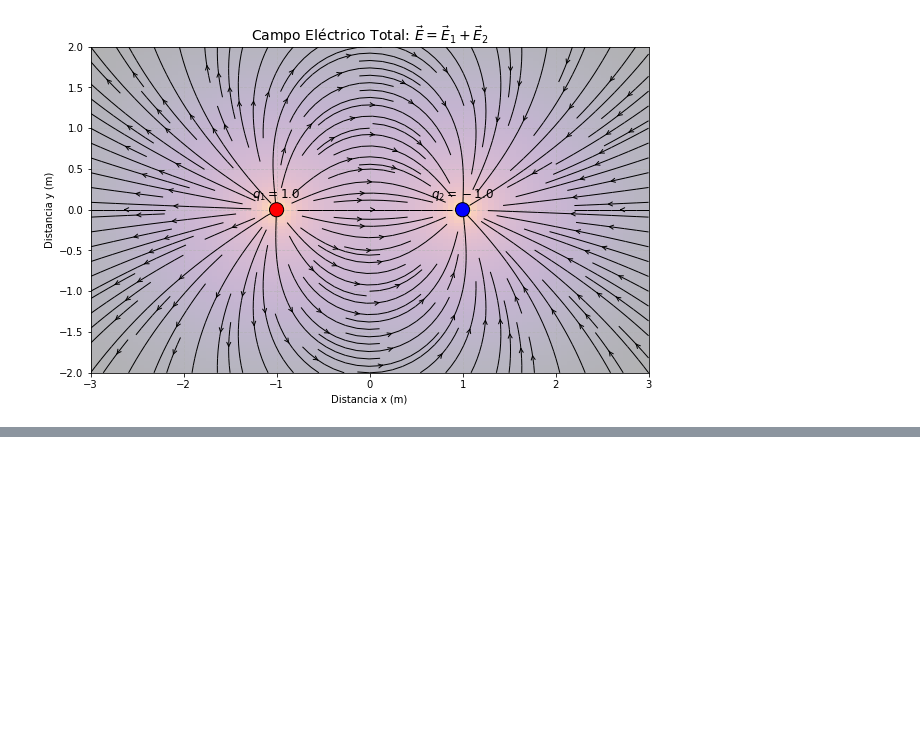
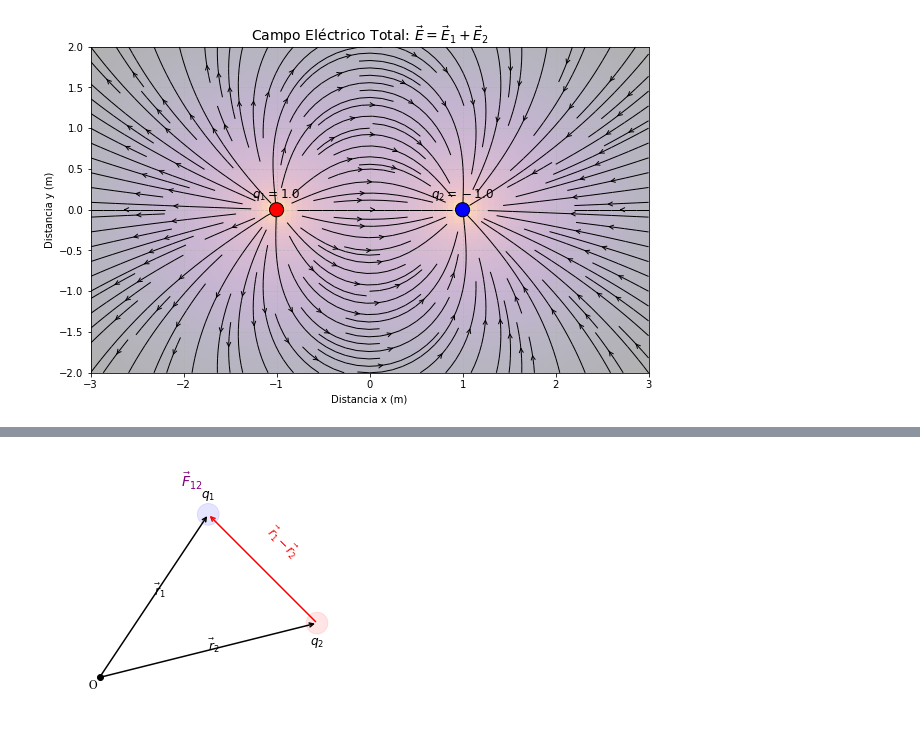
Before and after one commit to jmpintog1/libro-fisica-vivo, a Jupyter notebook: _build/jupyter_execute/01_electrostatica.ipynb, the cells around one changed output, grey strips where cells are left out. Drawn from its saved outputs; the diff is of its cells as text; code cells hidden in the pictures; blank space fills up the shorter version.

```diff
--- a/_build/jupyter_execute/01_electrostatica.ipynb
+++ b/_build/jupyter_execute/01_electrostatica.ipynb
@@ -374,0 +472,43 @@ Un cuerpo puede ceder o ganar electrones, lo que le da una carga positiva o nega
+# %%
+# Gráfico Vectorial 2D (Origen y Vectores de Posición)
+fig, ax = plt.subplots(figsize=(6, 5))
+
+# Origen
+ax.plot(0, 0, 'ko')
+ax.text(-0.2, -0.2, "O", fontsize=12)
+
+# Cargas
+q1_pos = np.array([2, 3])
+q2_pos = np.array([4, 1])
+
+ax.add_patch(patches.Circle(q1_pos, 0.2, color='blue', alpha=0.1))
+ax.text(q1_pos[0], q1_pos[1]+0.3, "$q_1$", ha='center', fontsize=12)
+
+ax.add_patch(patches.Circle(q2_pos, 0.2, color='red', alpha=0.1))
+ax.text(q2_pos[0], q2_pos[1]-0.4, "$q_2$", ha='center', fontsize=12)
+
+# Vectores r1 y r2
+ax.annotate("", xy=q1_pos, xytext=(0,0), arrowprops=dict(arrowstyle="->", lw=1.5))
+ax.text(1, 1.5, r"$\vec{r}_1$", fontsize=12)
+
+ax.annotate("", xy=q2_pos, xytext=(0,0), arrowprops=dict(arrowstyle="->", lw=1.5))
+ax.text(2, 0.5, r"$\vec{r}_2$", fontsize=12)
+
+# Vector r1 - r2 (Diferencia)
+ax.annotate("", xy=q1_pos, xytext=q2_pos, arrowprops=dict(arrowstyle="->", color='red', lw=1.5))
+ax.text(3, 2.2, r"$\vec{r}_1 - \vec{r}_2$", color='red', fontsize=12, rotation=-45)
+
+# Vector Fuerza F12
+fuerza_dir = (q2_pos - q1_pos) / np.linalg.norm(q2_pos - q1_pos) # Dirección unitaria
+fuerza_fin = q1_pos - fuerza_dir * 1.5 # Fuerza de repulsión sobre q1
+ax.annotate("", xy=fuerza_fin, xytext=q1_pos, arrowprops=dict(arrowstyle="->", color='purple', lw=2))
+ax.text(q1_pos[0]-0.5, q1_pos[1]+0.5, r"$\vec{F}_{12}$", color='purple', fontsize=14)
+
+ax.set_xlim(-1, 5)
+ax.set_ylim(-1, 4)
+ax.set_aspect('equal')
+ax.axis('off')
+
+plt.show()
+# %% [output]
+[figure, added]
```
Also changed, not shown: parts of 5 cells of this notebook, 11 other files.
